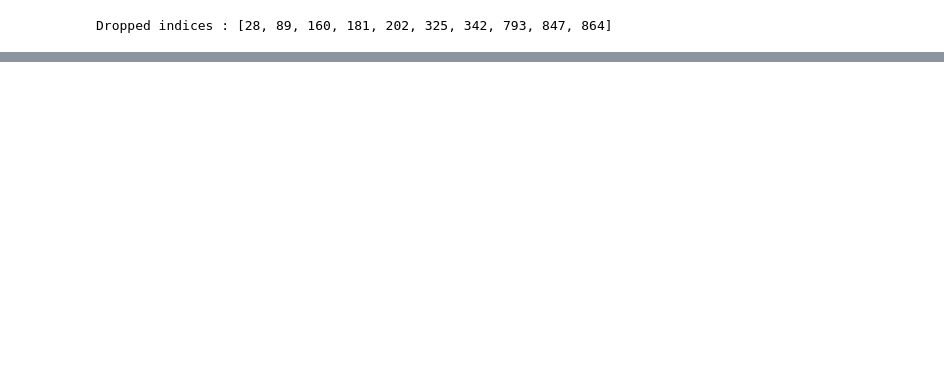
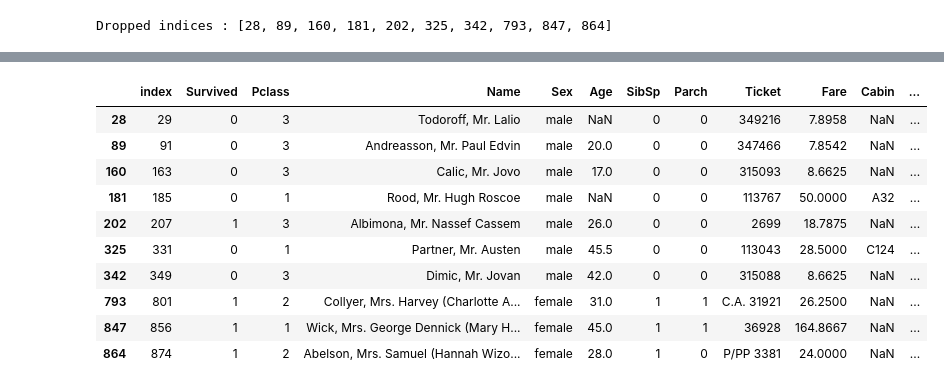
Before and after one commit to levi178u/Titanic-, a Jupyter notebook: Titanic_eda_.ipynb, the cells around one changed output, grey strips where cells are left out. Cells and saved outputs as stored; diff of their text form; code cells hidden in the pictures; blank space fills up the shorter version.

```diff
--- a/Titanic_eda_.ipynb
+++ b/Titanic_eda_.ipynb
@@ -429,0 +432,14 @@ print("{} rows".format(len(df_train)))
+# %%
+df_train.loc[drop, :]
+# %% [output]
+|  | index | Survived | Pclass | Name | Sex | Age | SibSp | Parch | Ticket | Fare | Cabin | ... |
+| 28 | 29 | 0 | 3 | Todoroff, Mr. Lalio | male | NaN | 0 | 0 | 349216 | 7.8958 | NaN | ... |
+| 89 | 91 | 0 | 3 | Andreasson, Mr. Paul Edvin | male | 20.0 | 0 | 0 | 347466 | 7.8542 | NaN | ... |
+| 160 | 163 | 0 | 3 | Calic, Mr. Jovo | male | 17.0 | 0 | 0 | 315093 | 8.6625 | NaN | ... |
+| 181 | 185 | 0 | 1 | Rood, Mr. Hugh Roscoe | male | NaN | 0 | 0 | 113767 | 50.0000 | A32 | ... |
+| 202 | 207 | 1 | 3 | Albimona, Mr. Nassef Cassem | male | 26.0 | 0 | 0 | 2699 | 18.7875 | NaN | ... |
+| 325 | 331 | 0 | 1 | Partner, Mr. Austen | male | 45.5 | 0 | 0 | 113043 | 28.5000 | C124 | ... |
+| 342 | 349 | 0 | 3 | Dimic, Mr. Jovan | male | 42.0 | 0 | 0 | 315088 | 8.6625 | NaN | ... |
+| 793 | 801 | 1 | 2 | Collyer, Mrs. Harvey (Charlotte A... | female | 31.0 | 1 | 1 | C.A. 31921 | 26.2500 | NaN | ... |
+| 847 | 856 | 1 | 1 | Wick, Mrs. George Dennick (Mary H... | female | 45.0 | 1 | 1 | 36928 | 164.8667 | NaN | ... |
+| 864 | 874 | 1 | 2 | Abelson, Mrs. Samuel (Hannah Wizo... | female | 28.0 | 1 | 0 | P/PP 3381 | 24.0000 | NaN | ... |
```
Also changed, not shown: parts of 18 cells of this notebook.
